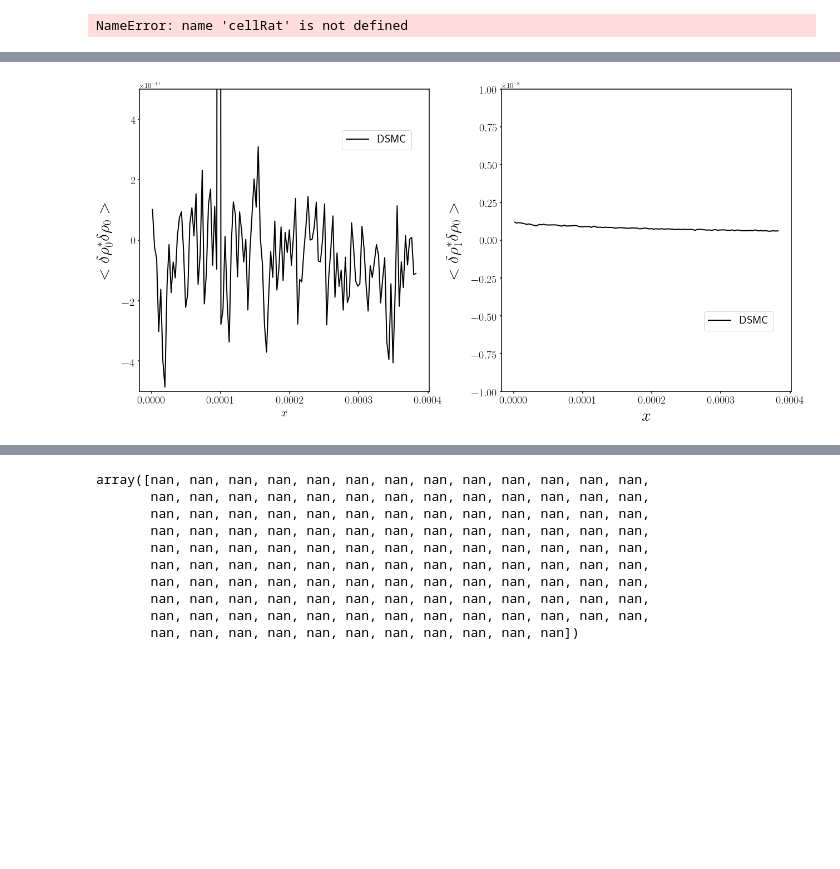
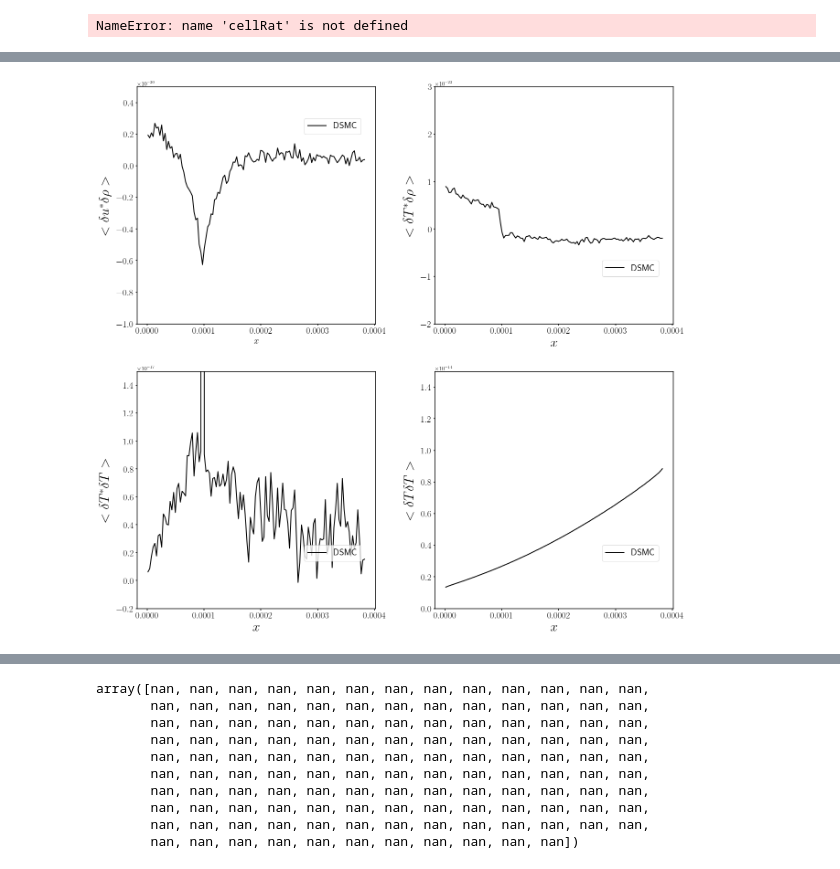
Before and after one commit to AMReX-FHD/notebooks, a Jupyter notebook: dsmcPlotting.ipynb, the cells around one changed output, grey strips where cells are left out. Saved outputs shown, nothing was run; the diff lists cells and outputs as text; code cells hidden in the pictures; blank space fills up the shorter version.

Commit message:
Updated plotting

```diff
--- a/dsmcPlotting.ipynb
+++ b/dsmcPlotting.ipynb
@@ -296,11 +332,11 @@ yt : [INFO     ] 2022-05-31 11:32:39,806 Parameters: domain_dimensions         =
 yt : [INFO     ] 2022-05-31 11:32:39,807 Parameters: domain_left_edge          = [0. 0. 0.]
 yt : [INFO     ] 2022-05-31 11:32:39,807 Parameters: domain_right_edge         = [3.84e-04 3.50e-06 3.50e-06]
 # %%
-time = "/pltvar0000"+"00060000/"
-x1b, y1b = return_y_plt('~/giganScratch/DSMCtest3',time,nbins=128,field="rho0*.rho0")
-x2b, y2b = return_y_plt('~/giganScratch/DSMCtest3',time,nbins=128,field="rho1*.rho1")
-x3b, y3b = return_y_plt('~/giganScratch/DSMCtest3',time,nbins=128,field="rho1*.rho0")
-x4b, y4b = return_y_plt('~/giganScratch/DSMCtest3',time,nbins=128,field="T*.T")
-x5b, y5b = return_y_plt('~/giganScratch/DSMCtest3',time,nbins=128,field="rho*.rho")
-x6b, y6b = return_y_plt('~/giganScratch/DSMCtest3',time,nbins=128,field="rhoVar")
+time = "/pltvar0000"+"14000000/"
+x1b, y1b = return_y_plt('~/giganScratch/paperDSMC/RB_TG',time,nbins=128,field="u*.rho")
+x2b, y2b = return_y_plt('~/giganScratch/paperDSMC/RB_TG',time,nbins=128,field="T*.rho")
+x3b, y3b = return_y_plt('~/giganScratch/paperDSMC/RB_TG',time,nbins=128,field="T*.T")
+x4b, y4b = return_y_plt('~/giganScratch/paperDSMC/RB_TG',time,nbins=128,field="TVar")
+x5b, y5b = return_y_plt('~/giganScratch/paperDSMC/RB_TG',time,nbins=128,field="rhoVar")
+x6b, y6b = return_y_plt('~/giganScratch/paperDSMC/RB_TG',time,nbins=128,field="rhoVar")
 # %% [output]
@@ -313,43 +363,65 @@ plt.rc('text', usetex=True)
 plt.rc('xtick', labelsize=13)
 plt.rc('ytick', labelsize=13)
 plt.rc('axes', linewidth=1.5)
-fig = plt.figure(figsize=[21,10])
+fig = plt.figure(figsize=[21,21])
 plt.subplots_adjust(wspace=0.25)
 
 
-ax1 = fig.add_subplot(1,2,1)
+ax1 = fig.add_subplot(2,2,1)
 
-ax1.plot(xDSMC,y5b,color='black',linewidth=2, label='DSMC')
+ax1.plot(xDSMC,dsmccell*y1b/np.sqrt(2),color='black',linewidth=2, label='DSMC')
 #ax1.plot(xFHDb,yFHD1b,color='black',linewidth=2,linestyle='dashed', label='FHD')
 
 
 
 ax1.set_xlabel(r'$x$', fontsize=20)
-ax1.set_ylabel(r"$<\delta \rho_0^*\delta \rho_0>$", fontsize=30,rotation=90, labelpad=10)
+ax1.set_ylabel(r"$<\delta u^*\delta \rho>$", fontsize=30,rotation=90, labelpad=10)
 ax1.tick_params(labelsize=20)
 ax1.legend(loc=(0.7,0.8),fontsize=20)
-#ax1.set_ylim([-100e-14,50e-14])
-ax1.set_ylim([-50e-12,50e-12])
+#ax1.set_ylim([-100e-21,50e-21])
+ax1.set_ylim([-10e-21,5e-21])
 ax1.xaxis.set_tick_params(width=1.5)
 ax1.yaxis.set_tick_params(width=1.5)
 
 
 
-ax2 = fig.add_subplot(1,2,2)
+ax2 = fig.add_subplot(2,2,2)
 
-ax2.plot(xDSMC,y6b,color='black',linewidth=2, label='DSMC')
+ax2.plot(xDSMC,dsmccell*y2b,color='black',linewidth=2, label='DSMC')
 #ax2.plot(xFHDb,yFHD3b,color='black',linewidth=2,linestyle='dashed', label='FHD')
 
 ax2.set_xlabel(r'$x$', fontsize=30)
-ax2.set_ylabel(r"$<\delta \rho_1^*\delta \rho_0>$", fontsize=30,rotation=90, labelpad=10)
+ax2.set_ylabel(r"$<\delta T^*\delta \rho>$", fontsize=30,rotation=90, labelpad=10)
 #ax2.set_ylabel(r"$<\delta T^*\delta T>$", fontsize=30,rotation=90, labelpad=10)
-ax2.set_ylim([-1e-8,1e-8])
+ax2.set_ylim([-2e-22,3e-22])
 #ax1.set_xlim([-0.1e-7,2e-7])
 ax2.tick_params(labelsize=20)
 ax2.legend(loc=(0.7,0.2),fontsize=20)
 ax2.xaxis.set_tick_params(width=1.5)
 ax2.yaxis.set_tick_params(width=1.5)
 
 fig.savefig("correlations.pdf", bbox_inches = 'tight', pad_inches = 0.05)
+
+ax3 = fig.add_subplot(2,2,3)
+ax3.plot(xDSMC,dsmccell*y3b,color='black',linewidth=2, label='DSMC')
+
+ax3.set_xlabel(r'$x$', fontsize=30)
+ax3.set_ylabel(r"$<\delta T^* \delta T >$", fontsize=30,rotation=90, labelpad=10)
+ax3.set_ylim([-2e-18,15e-18])
+ax3.tick_params(labelsize=20)
+ax3.legend(loc=(0.7,0.2),fontsize=20)
+ax3.xaxis.set_tick_params(width=1.5)
+ax3.yaxis.set_tick_params(width=1.5)
+
+ax4 = fig.add_subplot(2,2,4)
+ax4.plot(xDSMC,dsmccell*y4b,color='black',linewidth=2, label='DSMC')
+
+ax4.set_xlabel(r'$x$', fontsize=30)
+ax4.set_ylabel(r"$<\delta T \delta T>$", fontsize=30,rotation=90, labelpad=10)
+ax4.set_ylim([0,1.5e-14])
+ax4.tick_params(labelsize=20)
+ax4.legend(loc=(0.7,0.2),fontsize=20)
+ax4.xaxis.set_tick_params(width=1.5)
+ax4.yaxis.set_tick_params(width=1.5)
 # %% [output]
-[figure, old version]
+[figure, new version]
```
Also changed, not shown: parts of 7 cells of this notebook, 1 other file.
